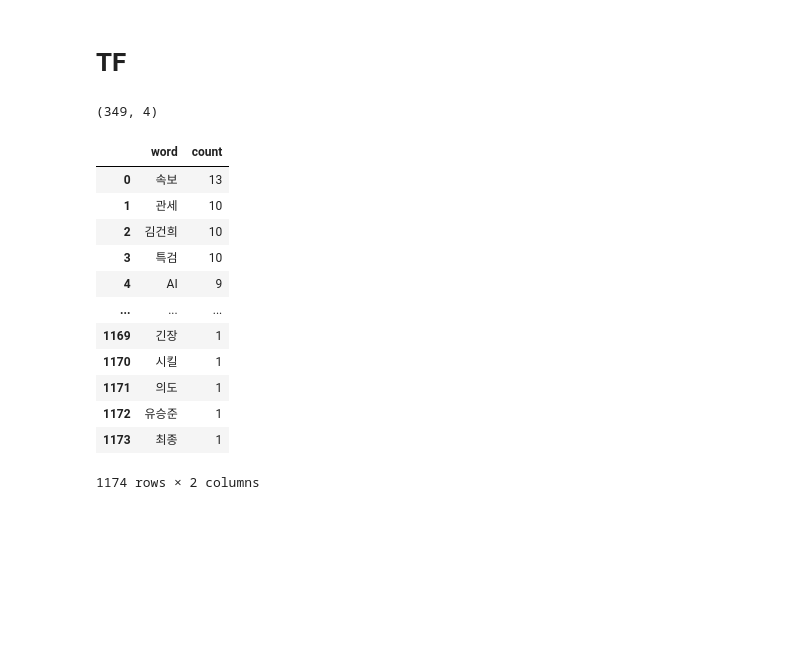
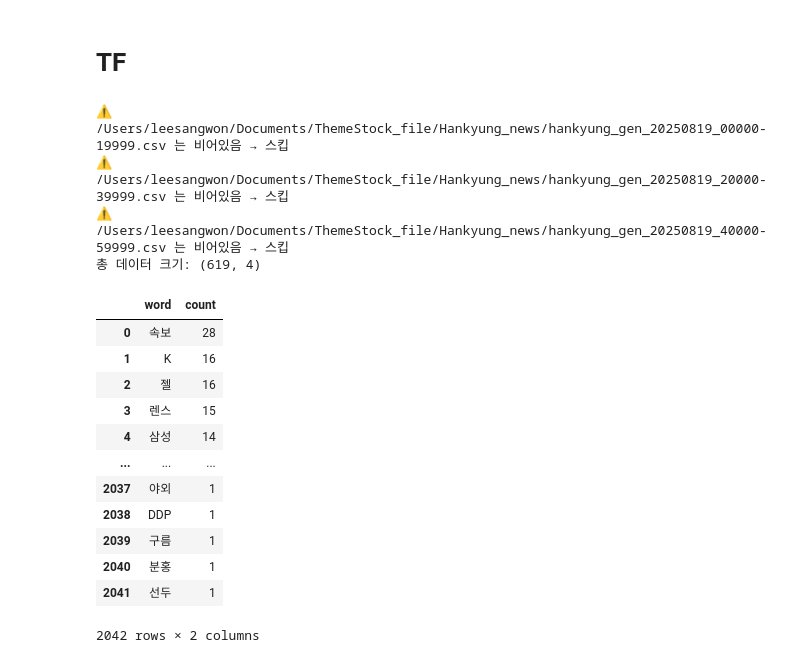
Before and after one commit to TrulySangwonDays/Side_project, a Jupyter notebook: ThemeStock_advanced/title_TF.ipynb, the cells around one changed output. Saved outputs shown, nothing was run; the diff lists cells and outputs as text; code cells hidden in the pictures; blank space fills up the shorter version.

```diff
--- a/ThemeStock_advanced/title_TF.ipynb
+++ b/ThemeStock_advanced/title_TF.ipynb
@@ -18,12 +20,31 @@ date_str = '20250818'
 # %%
+def safe_read_csv(path):
+    try:
+        return pd.read_csv(path)
+    except EmptyDataError:
+        print(f"⚠️ {path} 는 비어있음 → 스킵")
+        return pd.DataFrame()   # 빈 DF 반환
+    except FileNotFoundError:
+        print(f"❌ {path} 파일 없음 → 스킵")
+        return pd.DataFrame()
+
 # 파일 불러오기
-raw_data_gen = pd.read_csv(f"/Users/leesangwon/Documents/ThemeStock_file/hankyung_general_{date_str}.csv")
-raw_data_i = pd.read_csv(f"/Users/leesangwon/Documents/ThemeStock_file/hankyung_i_{date_str}.csv")
-raw_data_g = pd.read_csv(f"/Users/leesangwon/Documents/ThemeStock_file/hankyung_g_{date_str}.csv")
+raw_data_i = safe_read_csv(f"/Users/leesangwon/Documents/ThemeStock_file/Hankyung_news/hankyung_i_{date_str}.csv")
+raw_data_g = safe_read_csv(f"/Users/leesangwon/Documents/ThemeStock_file/Hankyung_news/hankyung_g_{date_str}.csv")
+raw_data_gen_1 = safe_read_csv(f"/Users/leesangwon/Documents/ThemeStock_file/Hankyung_news/hankyung_gen_{date_str}_00000-19999.csv")
+raw_data_gen_2 = safe_read_csv(f"/Users/leesangwon/Documents/ThemeStock_file/Hankyung_news/hankyung_gen_{date_str}_20000-39999.csv")
+raw_data_gen_3 = safe_read_csv(f"/Users/leesangwon/Documents/ThemeStock_file/Hankyung_news/hankyung_gen_{date_str}_40000-59999.csv")
+raw_data_gen_4 = safe_read_csv(f"/Users/leesangwon/Documents/ThemeStock_file/Hankyung_news/hankyung_gen_{date_str}_60000-79999.csv")
+raw_data_gen_5 = safe_read_csv(f"/Users/leesangwon/Documents/ThemeStock_file/Hankyung_news/hankyung_gen_{date_str}_80000-99999.csv")
 
-# 하나의 파일로 유니온
-raw_data = pd.concat([raw_data_gen, raw_data_i, raw_data_g], ignore_index=True)
-print(raw_data.shape)
+# 하나의 파일로 유니온 (비어있으면 자동 무시)
+raw_data = pd.concat([
+    raw_data_gen_1, raw_data_gen_2, raw_data_gen_3,
+    raw_data_gen_4, raw_data_gen_5,
+    raw_data_i, raw_data_g
+], ignore_index=True)
+
+print("총 데이터 크기:", raw_data.shape)
 
 # 완전일치 중복기사 제거
 df = raw_data.drop_duplicates(subset=['title', 'text'], keep='first').copy()
@@ -45,7 +66,7 @@ df.head(3)
 
 
 # 불용어 불러오기 (줄바꿈 기준 분리)
-with open("/Users/leesangwon/Documents/ThemeStock_file/stopwords_kor.txt", "r", encoding="utf-8") as f:
+with open("/Users/leesangwon/Documents/ThemeStock_file/Hankyung_news/stopwords_kor.txt", "r", encoding="utf-8") as f:
     stopwords = f.read()
 
 # 불용어 제거 함수
@@ -58,45 +79,48 @@ def remove_stopwords(text_clean):
 def remove_josa(text):
     if not isinstance(text, str):
         return ''
     return ' '.join([word for word, pos in okt.pos(text) if pos != 'Josa'])
 
 # 조사 제거 → 불용어 제거 순차 적용
 df['title_clean'] = df['title_clean'].apply(remove_josa)  # 조사 제거
 df['title_clean'] = df['title_clean'].apply(remove_stopwords)  # 불용어 제거
 
 df['text_clean'] = df['text_clean'].apply(remove_josa)  # 조사 제거
 df['text_clean'] = df['text_clean'].apply(remove_stopwords)  # 불용어 제거
 
 
 
 # 1. 전체 단어 모으기
 all_words = []
 for text in df['title_clean']:
     if isinstance(text, str):
         all_words.extend(text.split())  # 공백 기준 토큰 분리
 
 # 2. 빈도 계산
 word_counts = Counter(all_words)
 
 # 3. DataFrame 변환
 freq_df = pd.DataFrame(word_counts.items(), columns=['word', 'count'])
 freq_df = freq_df.sort_values(by='count', ascending=False).reset_index(drop=True)
 
 freq_df # 상위 20개 단어
 # %% [output]
-(349, 4)
+⚠️ /Users/leesangwon/Documents/ThemeStock_file/Hankyung_news/hankyung_gen_20250819_00000-19999.csv 는 비어있음 → 스킵
+⚠️ /Users/leesangwon/Documents/ThemeStock_file/Hankyung_news/hankyung_gen_20250819_20000-39999.csv 는 비어있음 → 스킵
+⚠️ /Users/leesangwon/Documents/ThemeStock_file/Hankyung_news/hankyung_gen_20250819_40000-59999.csv 는 비어있음 → 스킵
+총 데이터 크기: (619, 4)
 |  | word | count |
-| 0 | 속보 | 13 |
-| 1 | 관세 | 10 |
-| 2 | 김건희 | 10 |
-| 3 | 특검 | 10 |
-| 4 | AI | 9 |
+| 0 | 속보 | 28 |
+| 1 | K | 16 |
+| 2 | 젤 | 16 |
+| 3 | 렌스 | 15 |
+| 4 | 삼성 | 14 |
 | ... | ... | ... |
-| 1169 | 긴장 | 1 |
-| 1170 | 시킬 | 1 |
-| 1171 | 의도 | 1 |
-| 1172 | 유승준 | 1 |
-| 1173 | 최종 | 1 |
+| 2037 | 야외 | 1 |
+| 2038 | DDP | 1 |
+| 2039 | 구름 | 1 |
+| 2040 | 분홍 | 1 |
+| 2041 | 선두 | 1 |
-1174 rows × 2 columns
+2042 rows × 2 columns
 # %%
 freq_df.to_csv(f"/Users/leesangwon/Documents/ThemeStock_file/title_TF_{date_str}.csv", index=False)
```
Also changed, not shown: parts of 2 cells of this notebook, 2 other files.
